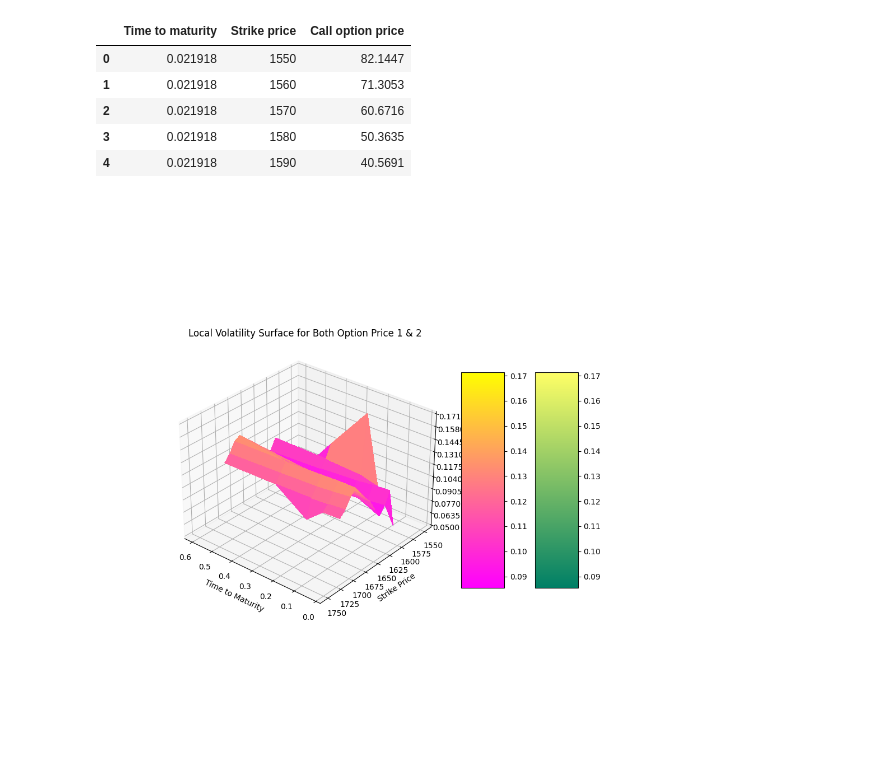
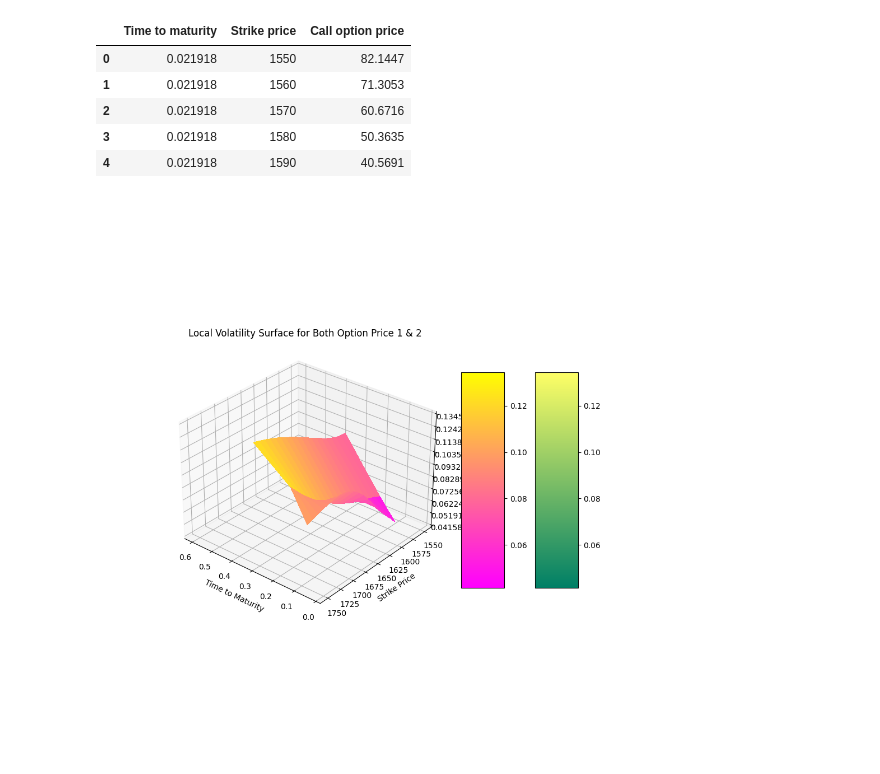
Before and after one commit to pangjunrong/KTH-Local-Volatility-Estimation, a Jupyter notebook: Project-1.ipynb, the cells around one changed output. Drawn from its saved outputs; the diff is of its cells as text; code cells hidden in the pictures.

```diff
--- a/Project-1.ipynb
+++ b/Project-1.ipynb
@@ -160,7 +169,10 @@ fig, ax = plt.subplots(subplot_kw={"projection": "3d"})
 X = df_new_option_prices_1['Time to maturity'].unique()
 Y = df_new_option_prices_1['Strike price'].unique()
 X, Y = np.meshgrid(X, Y)
-Z = df_new_option_prices_1['iv'].values.reshape(len(X), -1)
+Z = []
+for i in range(5):
+    Z.append(df_new_option_prices_1['iv'].iloc[i*21:(i+1)*21].values)
+Z = np.transpose(np.array(Z))
 
 ax.scatter(X, Y, Z, c = 'b', marker='o')
 surf = ax.plot_surface(X, Y, Z, cmap=cm.autumn, linewidth=0, antialiased=False)
@@ -185,7 +197,10 @@ fig, ax = plt.subplots(subplot_kw={"projection": "3d"})
 X = df_new_option_prices_2['Time to maturity'].unique()
 Y = df_new_option_prices_2['Strike price'].unique()
 X, Y = np.meshgrid(X, Y)
-Z = df_new_option_prices_1['iv'].values.reshape(len(X), -1)
+Z = []
+for i in range(5):
+    Z.append(df_new_option_prices_2['iv'].iloc[i*21:(i+1)*21].values)
+Z = np.transpose(np.array(Z))
 
 ax.scatter(X, Y, Z, c = 'b', marker='o')
 surf = ax.plot_surface(X, Y, Z, cmap=cm.summer, linewidth=0, antialiased=False)
@@ -234,26 +249,29 @@ df_increased_option_prices_2['iv'] = np.sqrt(2 * df_increased_option_prices_2['d
 # %%
 fig, ax = plt.subplots(subplot_kw={"projection": "3d"})
 
 X_2 = df_increased_option_prices_2['Time to maturity'].unique()
 Y_2 = df_increased_option_prices_2['Strike price'].unique()
 X_2, Y_2 = np.meshgrid(X_2, Y_2)
-Z_2 = df_new_option_prices_1['iv'].values.reshape(len(X_2), -1)
+Z_2 = []
+for i in range(5):
+    Z_2.append(df_increased_option_prices_2['iv'].iloc[i*21:(i+1)*21].values)
+Z_2 = np.transpose(np.array(Z_2))
 
 surf_1 = ax.plot_surface(X, Y, Z, cmap=cm.summer, linewidth=0, antialiased=False)
 surf_2 = ax.plot_surface(X_2, Y_2, Z_2, cmap=cm.spring, linewidth=0, antialiased=False)
 
 ax.zaxis.set_major_locator(ticker.LinearLocator(10))
 
 fig.colorbar(surf_1, shrink=0.5, aspect=5)
 fig.colorbar(surf_2, shrink=0.5, aspect=5)
 
 ax.set_xlabel('Time to Maturity')
 ax.set_ylabel('Strike Price')
 ax.set_zlabel('Volatility')
 
 plt.title('Local Volatility Surface for Both Option Price 1 & 2')
 ax.view_init(30, 130)
 
 plt.show()
 # %% [output]
-[figure, old version]
+[figure, new version]
```
Also changed, not shown: parts of 9 cells of this notebook.
